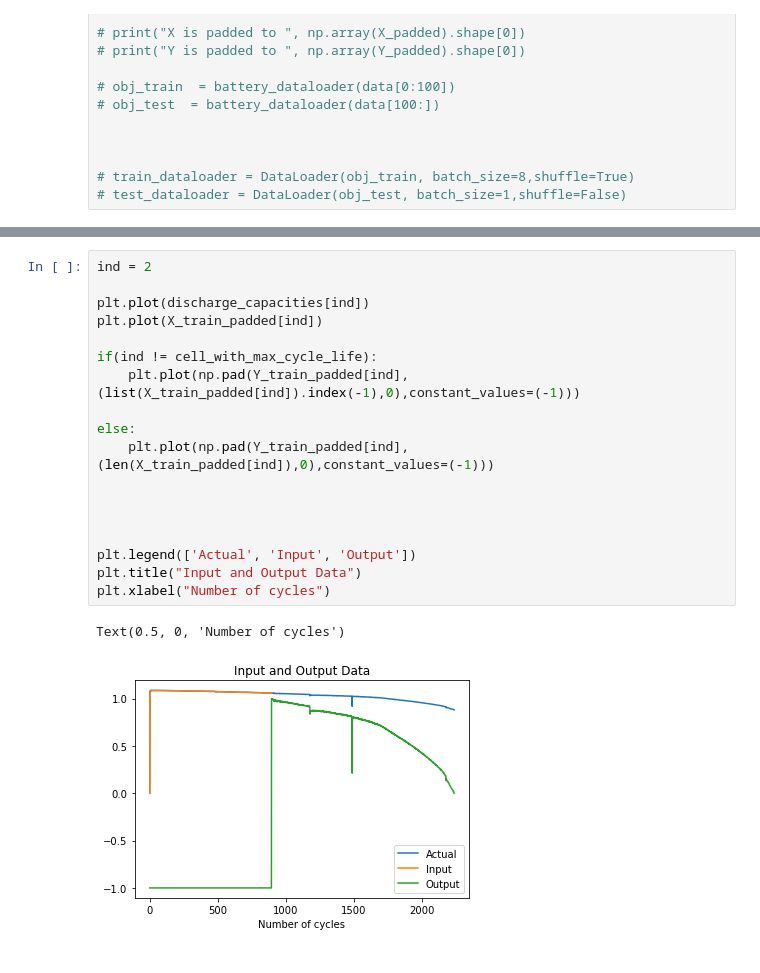
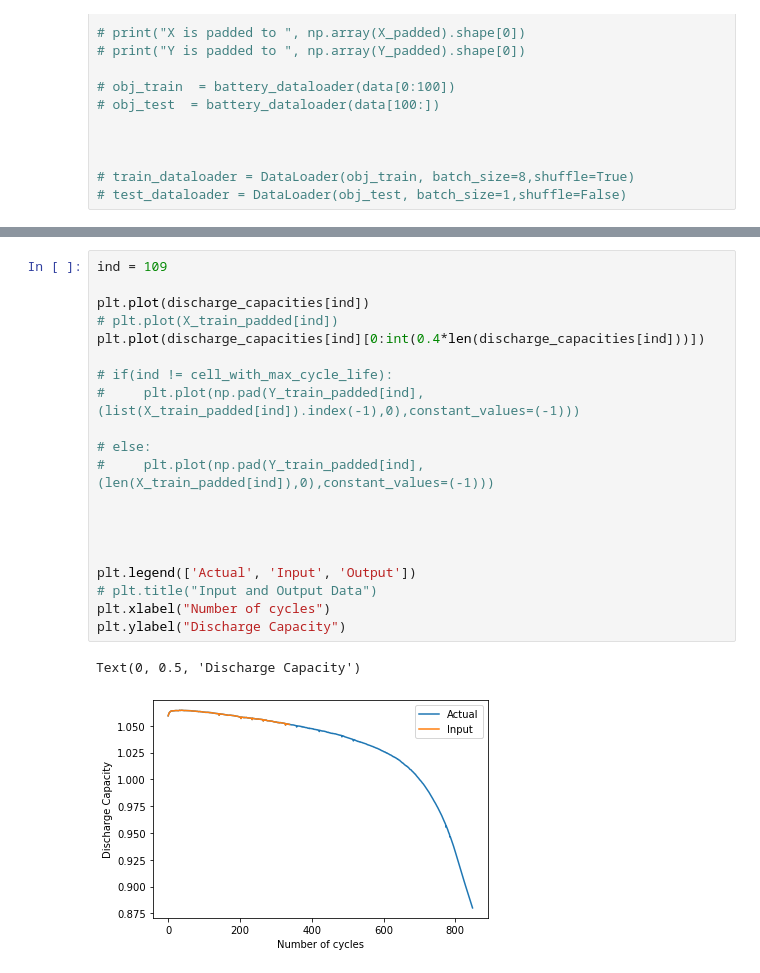
Before and after one commit to Dhruvadityamittal/RUL_Prediction_DFKI, a Jupyter notebook: FPC_Prediction/Untitled-1.ipynb, the cells around one changed output, grey strips where cells are left out. Cells and saved outputs as stored; diff of their text form.

```diff
--- a/FPC_Prediction/Untitled-1.ipynb
+++ b/FPC_Prediction/Untitled-1.ipynb
@@ -129,26 +130,28 @@ print("Testing Data Shape",  X_test.shape)
 Training Data Shape (100, 894, 1)
 Testing Data Shape (24, 894, 1)
 # %%
-ind = 2
+ind = 109
 
 plt.plot(discharge_capacities[ind])
-plt.plot(X_train_padded[ind])
+# plt.plot(X_train_padded[ind])
+plt.plot(discharge_capacities[ind][0:int(0.4*len(discharge_capacities[ind]))])
 
-if(ind != cell_with_max_cycle_life):
-    plt.plot(np.pad(Y_train_padded[ind],(list(X_train_padded[ind]).index(-1),0),constant_values=(-1)))
+# if(ind != cell_with_max_cycle_life):
+#     plt.plot(np.pad(Y_train_padded[ind],(list(X_train_padded[ind]).index(-1),0),constant_values=(-1)))
 
-else:
-    plt.plot(np.pad(Y_train_padded[ind],(len(X_train_padded[ind]),0),constant_values=(-1)))
+# else:
+#     plt.plot(np.pad(Y_train_padded[ind],(len(X_train_padded[ind]),0),constant_values=(-1)))
 
 
 
 
 plt.legend(['Actual', 'Input', 'Output'])
-plt.title("Input and Output Data")
+# plt.title("Input and Output Data")
 plt.xlabel("Number of cycles")
+plt.ylabel("Discharge Capacity")
 # %% [output]
-Text(0.5, 0, 'Number of cycles')
+Text(0, 0.5, 'Discharge Capacity')
-[figure, old version]
+[figure, new version]
 # %%
 import tensorflow as tf
 import keras
```
Also changed, not shown: parts of 14 cells of this notebook, 53 other files.
